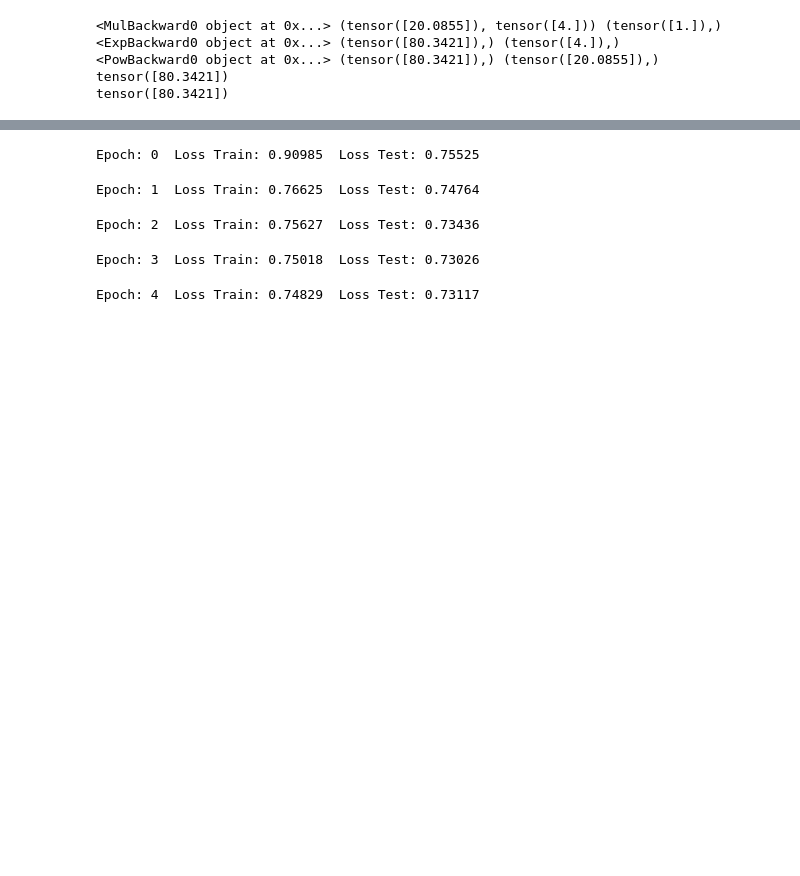
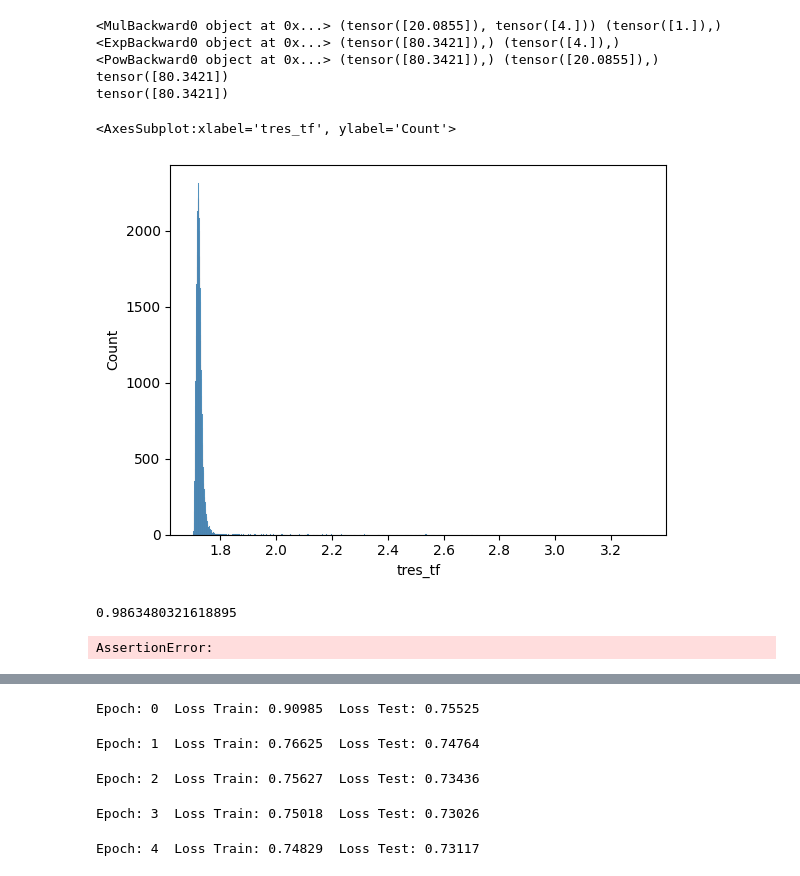
Before and after one commit to chrhck/NeutrinoTelescopes, a Jupyter notebook: notebooks/fit_normalizing_flow.ipynb, the cells around one changed output, grey strips where cells are left out. Cells and saved outputs as stored; diff of their text form; code cells hidden in the pictures; blank space fills up the shorter version.

```diff
--- a/notebooks/fit_normalizing_flow.ipynb
+++ b/notebooks/fit_normalizing_flow.ipynb
@@ -391,0 +680,5 @@ def read_photon_table_hdf_unweighted(fname, ix, ds):
+# %%
+writer = SummaryWriter("/tmp/tensorboard/nflow_distrax")
+# %% [output]
+<AxesSubplot:xlabel='tres_tf', ylabel='Count'>
+[figure, added]
@@ -391,0 +705,42 @@ def read_photon_table_hdf_unweighted(fname, ix, ds):
+# %%
+max(scaler(masked["tres"]))
+# %% [output]
+0.9863480321618895
+# %%
+writer = SummaryWriter("/tmp/tensorboard/nflow_e1")
+
+train_iter = 0
+for epoch in range(epoch, 100):
+    loss = 0
+    pdf = pdf.to(device)
+    for data in train_loader:
+        train_iter += 1
+        optim.zero_grad()
+
+        data = data[0].to(device)
+
+        log_pdf, _, _ = pdf(data)
+        neg_log_loss = (-log_pdf).mean()
+        neg_log_loss.backward()
+
+        optim.step()
+        loss += neg_log_loss.detach()
+
+    loss /= len(train_loader)
+
+    loss_test = 0
+    for data in test_loader:
+        data = data[0].to(device)
+
+        log_pdf, _, _ = pdf(data)
+        loss_test += (-log_pdf).mean().detach()
+
+    loss_test /= len(test_loader)
+
+    writer.add_scalar('Loss/train', loss, epoch)
+    writer.add_scalar('Loss/test', loss_test, epoch)
+
+    print(f"Epoch: {epoch:d}  Loss Train: {loss:.5f}  Loss Test: {loss_test:.5f}")
+    #sched.step()
+# %% [output]
+AssertionError:
```
Also changed, not shown: parts of 4 cells of this notebook.
